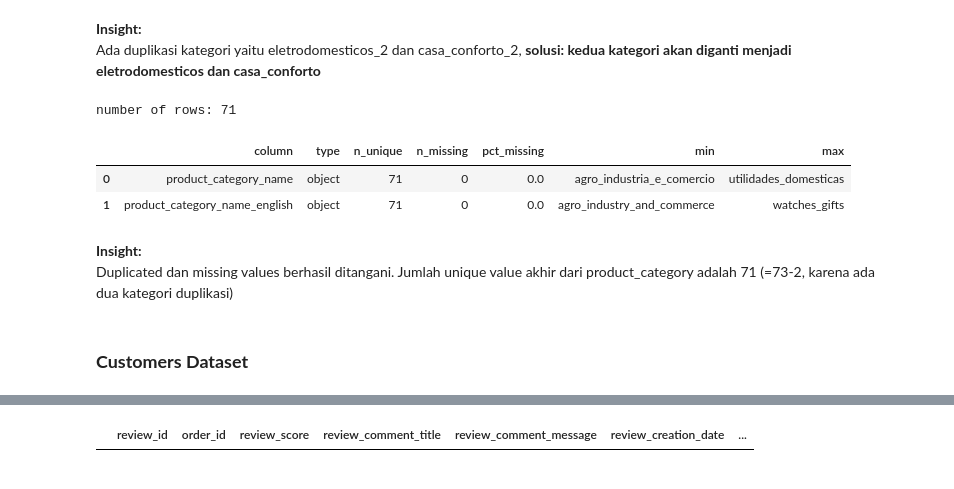
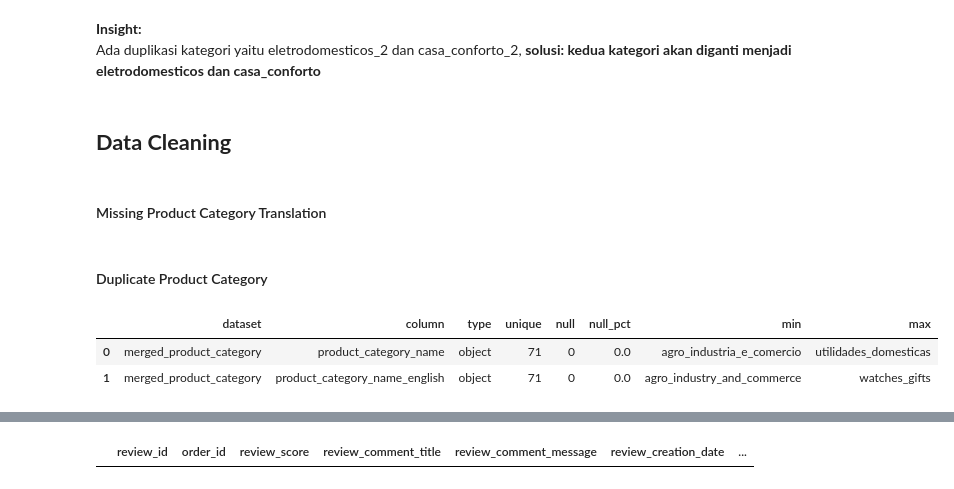
Before and after one commit to aridiawan/ecommerce-analysis, a Jupyter notebook: notebooks/1.0.2-data-preparation.ipynb, the cells around one changed output, grey strips where cells are left out. Drawn from its saved outputs; the diff is of its cells as text; code cells hidden in the pictures.

```diff
--- a/notebooks/1.0.2-data-preparation.ipynb
+++ b/notebooks/1.0.2-data-preparation.ipynb
@@ -181,0 +90,17 @@ merged_tmp[merged_tmp["product_category_name"].isin(category_duplicates["product
+# %%
+# skimming function
+def skim(data, name):
+    summary = pd.DataFrame({
+                'dataset' : name,
+                'column': data.columns.values,
+                'type': data.dtypes.values,
+                'unique': data.nunique().values,
+                'null': data.isna().sum().reset_index()[0],
+                'null_pct': round(data.isna().sum().reset_index()[0]/len(data)*100, 2),
+                'min': data.dropna().min().values,
+                'max': data.dropna().max().values
+                })
+    return summary
+
+# check
+pd.concat([skim(dfs[n], n) for n in dfs.keys()], sort=False, ignore_index=True)
@@ -181,0 +344,2 @@ merged_tmp[merged_tmp["product_category_name"].isin(category_duplicates["product
+# %%
+products = dfs["olist_products_dataset"]
@@ -181,0 +356,2 @@ merged_tmp[merged_tmp["product_category_name"].isin(category_duplicates["product
+# %%
+category_translation = dfs["product_category_name_translation"]
@@ -182,20 +362,24 @@ merged_tmp[merged_tmp["product_category_name"].isin(category_duplicates["product
 # %% [markdown]
 **Insight:**
 <br>Ada duplikasi kategori yaitu eletrodomesticos_2 dan casa_conforto_2, **solusi: kedua kategori akan diganti menjadi eletrodomesticos dan casa_conforto**
+# %% [markdown]
+## **Data Cleaning**
+# %% [markdown]
+#### Missing Product Category Translation
+# %%
+missing_translation = pd.DataFrame({"product_category_name": ["pc_gamer", "portateis_cozinha_e_preparadores_de_alimentos"],
+                                    "product_category_name_english": ["pc_gamer", "portable_kitchen_and_food_processors"]})
+category_translation = pd.concat([category_translation, missing_translation], ignore_index=True)
+# %% [markdown]
+#### Duplicate Product Category
 # %%
 products.replace(to_replace="_2", value="", regex=True, inplace=True)
-product_category_translation = product_category_translation[~product_category_translation["product_category_name"].str.contains("_2")]
+product_category_translation = category_translation[~category_translation["product_category_name"].str.contains("_2")]
 
 product_category_unique = pd.DataFrame(products["product_category_name"].dropna().unique(), columns=["product_category_name"])
 merged_tmp = product_category_unique.merge(product_category_translation, on="product_category_name", how="left")
-skim(merged_tmp)
+skim(merged_tmp, "merged_product_category")
 # %% [output]
-number of rows: 71
-|  | column | type | n_unique | n_missing | pct_missing | min | max |
-| 0 | product_category_name | object | 71 | 0 | 0.0 | agro_industria_e_comercio | utilidades_domesticas |
-| 1 | product_category_name_english | object | 71 | 0 | 0.0 | agro_industry_and_commerce | watches_gifts |
+|  | dataset | column | type | unique | null | null_pct | min | max |
+| 0 | merged_product_category | product_category_name | object | 71 | 0 | 0.0 | agro_industria_e_comercio | utilidades_domesticas |
+| 1 | merged_product_category | product_category_name_english | object | 71 | 0 | 0.0 | agro_industry_and_commerce | watches_gifts |
-# %% [markdown]
-**Insight:**
-<br>Duplicated dan missing values berhasil ditangani. Jumlah unique value akhir dari product_category adalah 71 (=73-2, karena ada dua kategori duplikasi)
-# %% [markdown]
-### **Customers Dataset**
```
Also changed, not shown: parts of 143 cells of this notebook.
